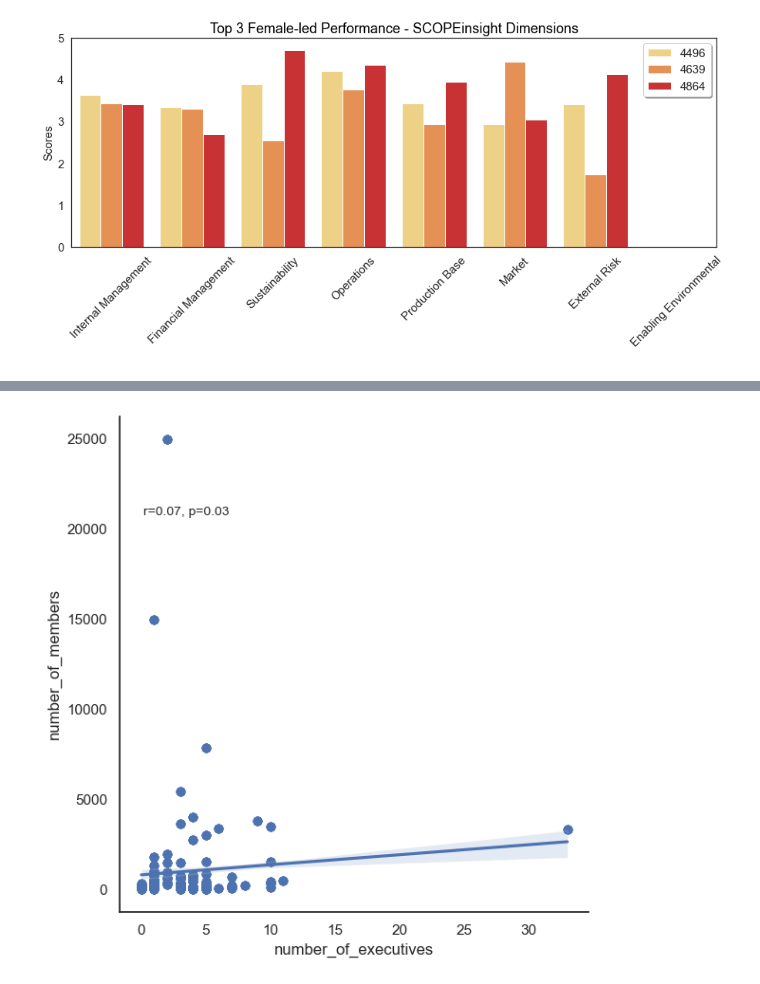
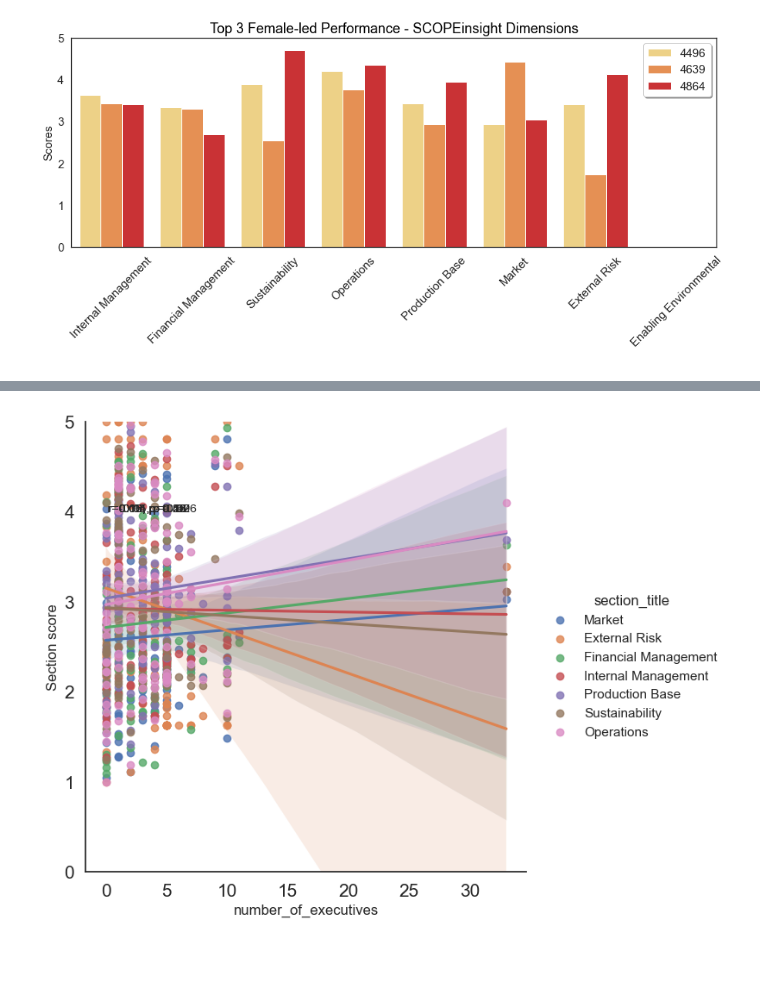
Before and after one commit to baascoral/scopeinsightcasestudy, a Jupyter notebook: Case Study.ipynb, the cells around one changed output, grey strips where cells are left out. Cells and saved outputs as stored; diff of their text form; code cells hidden in the pictures; blank space fills up the shorter version.

```diff
--- a/Case Study.ipynb
+++ b/Case Study.ipynb
@@ -336,0 +331,13 @@ df_p.corr()
+# %%
+# Facet Grid "number_of_executives", "Section score"
+g = sns.FacetGrid(dimensions, row ="section_title", hue="section_title")
+g = g.map(plt.scatter, "number_of_executives", "Section score")
+
+def annotate(data, **kws):
+    r, p = sp.stats.pearsonr(data['number_of_executives'], data['Section score'])
+    ax = plt.gca()
+    ax.text(.05, .8, 'r={:.2f}, p={:.2g}'.format(r, p), transform=ax.transAxes)
+
+g.map_dataframe(annotate)
+
+plt.show()
@@ -337,12 +346,18 @@ df_p.corr()
 # %%
-vis3 = sns.lmplot(data = dimensions, x = "number_of_executives", y = "number_of_members", fit_reg = True, size = 6, aspect = 1)
+vis3 = sns.lmplot(data = dimensions, x = "number_of_executives", y = "Section score", hue = "section_title" , fit_reg = True, size = 6, aspect = 1)
 
 def annotate(data, **kws):
-    r, p = sp.stats.pearsonr(data['number_of_executives'], data['number_of_members'])
+    r, p = sp.stats.pearsonr(data['number_of_executives'], data['Section score'])
     ax = plt.gca()
     ax.text(.05, .8, 'r={:.2f}, p={:.2g}'.format(r, p), transform=ax.transAxes)
 
 vis3.map_dataframe(annotate)
+
+plt.xticks(fontsize=15)
+plt.yticks(fontsize=15)
+vis3.set(ylim=(0,5))
+
+
 plt.show()
 # %% [output]
-[figure, old version]
+[figure, new version]
```
Also changed, not shown: parts of 16 cells of this notebook, 6 other files.
